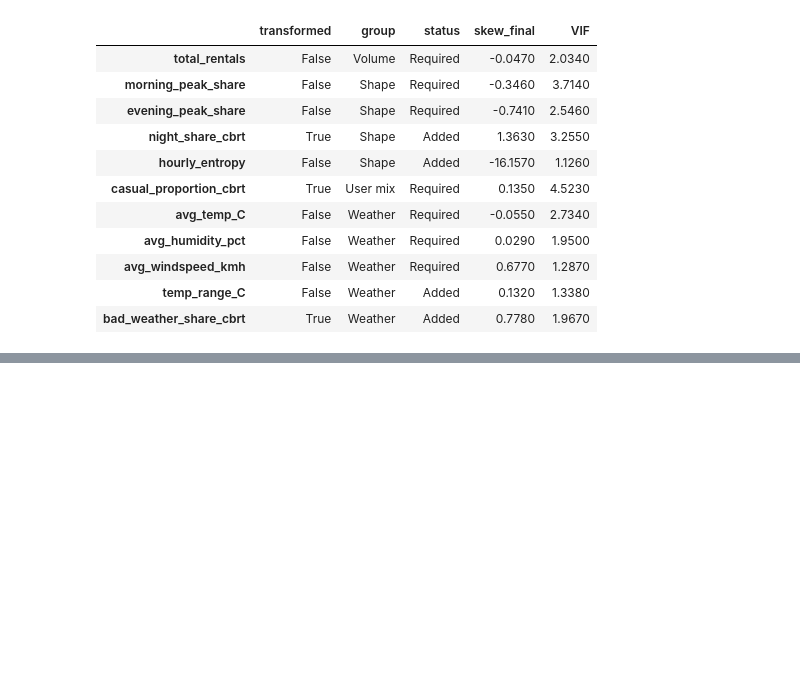
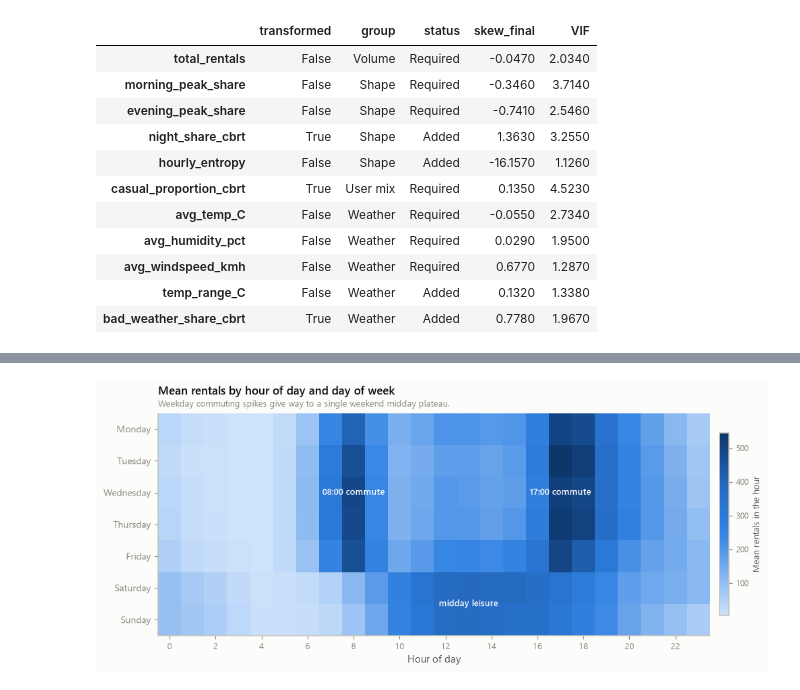
Before and after one commit to heshannethmina/Clustering-Urban-Mobility-Patterns-Using-Bike-Sharing-Data, a Jupyter notebook: bike_sharing_clustering.ipynb, the cells around one changed output, grey strips where cells are left out. Cells and saved outputs as stored; diff of their text form; code cells hidden in the pictures; blank space fills up the shorter version.

```diff
--- a/bike_sharing_clustering.ipynb
+++ b/bike_sharing_clustering.ipynb
@@ -2023,0 +2131,28 @@ context : 731 x 15   labels, for validation
+# %%
+# ---- Figure 12: within-day demand across the week -------------------------
+DAY_ORDER = ["Monday", "Tuesday", "Wednesday", "Thursday", "Friday", "Saturday", "Sunday"]
+profile_wk = (hourly.join(context["day_name"], on="dteday")
+                    .groupby(["day_name", hourly.index.get_level_values("hr")])["cnt"].mean()
+                    .unstack("hr").reindex(DAY_ORDER))
+
+fig, ax = plt.subplots(figsize=(11.5, 3.9))
+im = ax.imshow(profile_wk.to_numpy(), aspect="auto", cmap=SEQ_BLUE, origin="upper")
+ax.set_xticks(range(0, 24, 2)); ax.set_xticklabels(range(0, 24, 2))
+ax.set_yticks(range(7)); ax.set_yticklabels(DAY_ORDER, fontsize=9)
+ax.grid(False)
+
+cb = fig.colorbar(im, ax=ax, shrink=0.82, pad=0.015)
+cb.set_label("Mean rentals in the hour", fontsize=8.6, color=PALETTE["ink2"])
+cb.ax.tick_params(labelsize=8)
+
+for h, lbl, dy in [(8, "08:00 commute", 2.0), (17, "17:00 commute", 2.0), (13, "midday leisure", 5.5)]:
+    ax.text(h, dy, lbl, ha="center", va="center", fontsize=8.2,
+            color=PALETTE["surface"], fontweight="semibold")
+
+finish(ax, title="Mean rentals by hour of day and day of week",
+       subtitle="Weekday commuting spikes give way to a single weekend midday plateau.",
+       xlabel="Hour of day", ylabel=None, ygrid_only=False)
+save(fig, "fig12_week_heatmap")
+plt.show()
+# %% [output]
+[figure, added]
```
Also changed, not shown: parts of 20 cells of this notebook, 7 other files.
